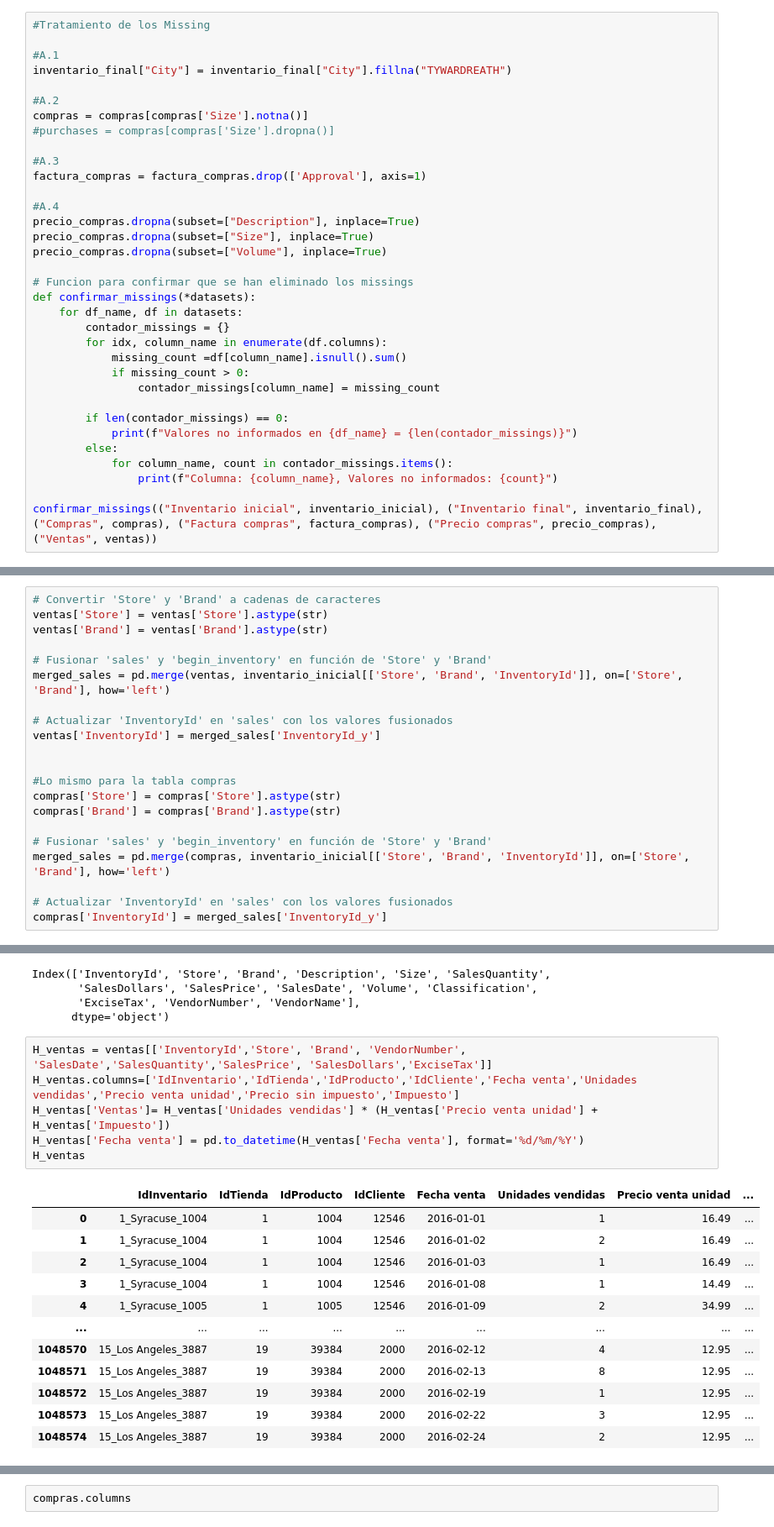
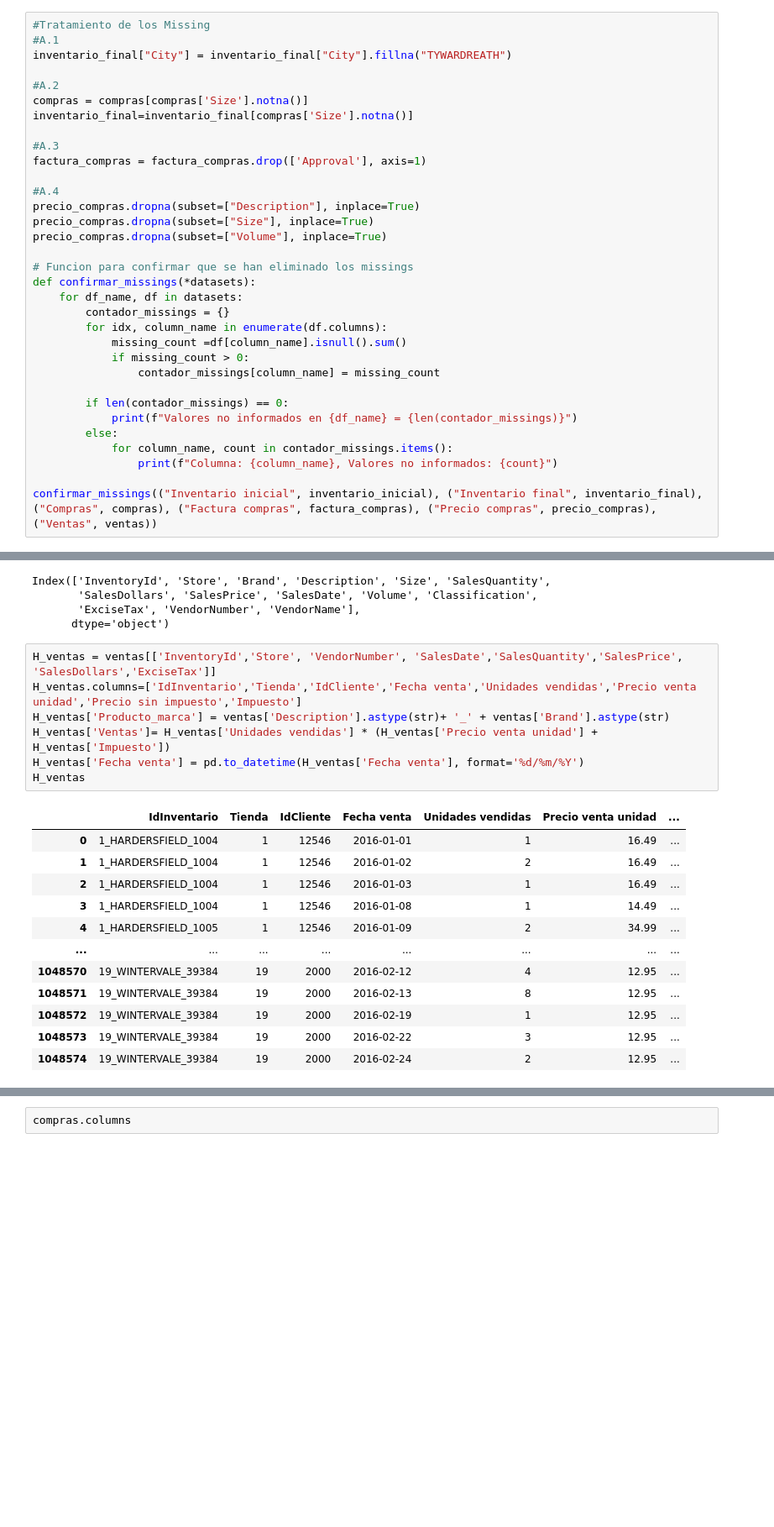
Before and after one commit to isabelunamuno/TFM, a Jupyter notebook: Visual Studio Code/Procesamiento1.ipynb, the cells around one changed output, grey strips where cells are left out. Shown at 84% size. Cells and saved outputs as stored; diff of their text form; blank space fills up the shorter version.

```diff
--- a/Visual Studio Code/Procesamiento1.ipynb
+++ b/Visual Studio Code/Procesamiento1.ipynb
@@ -248,13 +248,12 @@ store_46_rows
 1880 rows × 9 columns
 # %%
 #Tratamiento de los Missing
-
 #A.1
 inventario_final["City"] = inventario_final["City"].fillna("TYWARDREATH")
 
 #A.2
 compras = compras[compras['Size'].notna()]
-#purchases = compras[compras['Size'].dropna()]
+inventario_final=inventario_final[compras['Size'].notna()]
 
 #A.3
 factura_compras = factura_compras.drop(['Approval'], axis=1)
@@ -479,24 +451,3 @@ inventario_final['InventoryId'] = inventario_final['Store'] + '_' + inventario_f
-# %%
-# Convertir 'Store' y 'Brand' a cadenas de caracteres
-ventas['Store'] = ventas['Store'].astype(str)
-ventas['Brand'] = ventas['Brand'].astype(str)
-
-# Fusionar 'sales' y 'begin_inventory' en función de 'Store' y 'Brand'
-merged_sales = pd.merge(ventas, inventario_inicial[['Store', 'Brand', 'InventoryId']], on=['Store', 'Brand'], how='left')
-
-# Actualizar 'InventoryId' en 'sales' con los valores fusionados
-ventas['InventoryId'] = merged_sales['InventoryId_y']
-
-
-#Lo mismo para la tabla compras
-compras['Store'] = compras['Store'].astype(str)
-compras['Brand'] = compras['Brand'].astype(str)
-
-# Fusionar 'sales' y 'begin_inventory' en función de 'Store' y 'Brand'
-merged_sales = pd.merge(compras, inventario_inicial[['Store', 'Brand', 'InventoryId']], on=['Store', 'Brand'], how='left')
-
-# Actualizar 'InventoryId' en 'sales' con los valores fusionados
-compras['InventoryId'] = merged_sales['InventoryId_y']
 # %% [markdown]
 Comprobar que se ha realizado el cambio correctamente
 # %%
@@ -698,22 +724,23 @@ Index(['InventoryId', 'Store', 'Brand', 'Description', 'Size', 'SalesQuantity',
        'ExciseTax', 'VendorNumber', 'VendorName'],
       dtype='object')
 # %%
-H_ventas = ventas[['InventoryId','Store', 'Brand', 'VendorNumber', 'SalesDate','SalesQuantity','SalesPrice', 'SalesDollars','ExciseTax']]
-H_ventas.columns=['IdInventario','IdTienda','IdProducto','IdCliente','Fecha venta','Unidades vendidas','Precio venta unidad','Precio sin impuesto','Impuesto']
+H_ventas = ventas[['InventoryId','Store', 'VendorNumber', 'SalesDate','SalesQuantity','SalesPrice', 'SalesDollars','ExciseTax']]
+H_ventas.columns=['IdInventario','Tienda','IdCliente','Fecha venta','Unidades vendidas','Precio venta unidad','Precio sin impuesto','Impuesto']
+H_ventas['Producto_marca'] = ventas['Description'].astype(str)+ '_' + ventas['Brand'].astype(str)
 H_ventas['Ventas']= H_ventas['Unidades vendidas'] * (H_ventas['Precio venta unidad'] + H_ventas['Impuesto'])
 H_ventas['Fecha venta'] = pd.to_datetime(H_ventas['Fecha venta'], format='%d/%m/%Y')
 H_ventas
 # %% [output]
-|  | IdInventario | IdTienda | IdProducto | IdCliente | Fecha venta | Unidades vendidas | Precio venta unidad | ... |
-| 0 | 1_Syracuse_1004 | 1 | 1004 | 12546 | 2016-01-01 | 1 | 16.49 | ... |
-| 1 | 1_Syracuse_1004 | 1 | 1004 | 12546 | 2016-01-02 | 2 | 16.49 | ... |
-| 2 | 1_Syracuse_1004 | 1 | 1004 | 12546 | 2016-01-03 | 1 | 16.49 | ... |
-| 3 | 1_Syracuse_1004 | 1 | 1004 | 12546 | 2016-01-08 | 1 | 14.49 | ... |
-| 4 | 1_Syracuse_1005 | 1 | 1005 | 12546 | 2016-01-09 | 2 | 34.99 | ... |
-| ... | ... | ... | ... | ... | ... | ... | ... | ... |
-| 1048570 | 15_Los Angeles_3887 | 19 | 39384 | 2000 | 2016-02-12 | 4 | 12.95 | ... |
-| 1048571 | 15_Los Angeles_3887 | 19 | 39384 | 2000 | 2016-02-13 | 8 | 12.95 | ... |
-| 1048572 | 15_Los Angeles_3887 | 19 | 39384 | 2000 | 2016-02-19 | 1 | 12.95 | ... |
-| 1048573 | 15_Los Angeles_3887 | 19 | 39384 | 2000 | 2016-02-22 | 3 | 12.95 | ... |
-| 1048574 | 15_Los Angeles_3887 | 19 | 39384 | 2000 | 2016-02-24 | 2 | 12.95 | ... |
+|  | IdInventario | Tienda | IdCliente | Fecha venta | Unidades vendidas | Precio venta unidad | ... |
+| 0 | 1_HARDERSFIELD_1004 | 1 | 12546 | 2016-01-01 | 1 | 16.49 | ... |
+| 1 | 1_HARDERSFIELD_1004 | 1 | 12546 | 2016-01-02 | 2 | 16.49 | ... |
+| 2 | 1_HARDERSFIELD_1004 | 1 | 12546 | 2016-01-03 | 1 | 16.49 | ... |
+| 3 | 1_HARDERSFIELD_1004 | 1 | 12546 | 2016-01-08 | 1 | 14.49 | ... |
+| 4 | 1_HARDERSFIELD_1005 | 1 | 12546 | 2016-01-09 | 2 | 34.99 | ... |
+| ... | ... | ... | ... | ... | ... | ... | ... |
+| 1048570 | 19_WINTERVALE_39384 | 19 | 2000 | 2016-02-12 | 4 | 12.95 | ... |
+| 1048571 | 19_WINTERVALE_39384 | 19 | 2000 | 2016-02-13 | 8 | 12.95 | ... |
+| 1048572 | 19_WINTERVALE_39384 | 19 | 2000 | 2016-02-19 | 1 | 12.95 | ... |
+| 1048573 | 19_WINTERVALE_39384 | 19 | 2000 | 2016-02-22 | 3 | 12.95 | ... |
+| 1048574 | 19_WINTERVALE_39384 | 19 | 2000 | 2016-02-24 | 2 | 12.95 | ... |
 1048575 rows × 10 columns
```
Also changed, not shown: parts of 61 cells of this notebook, 1 other file.
